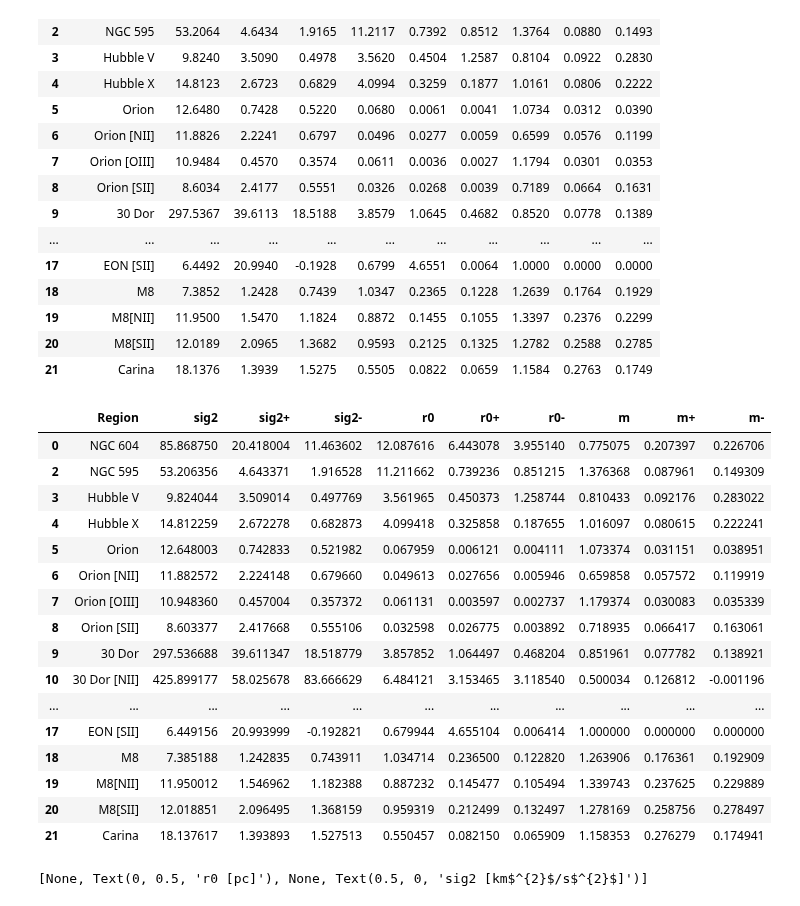
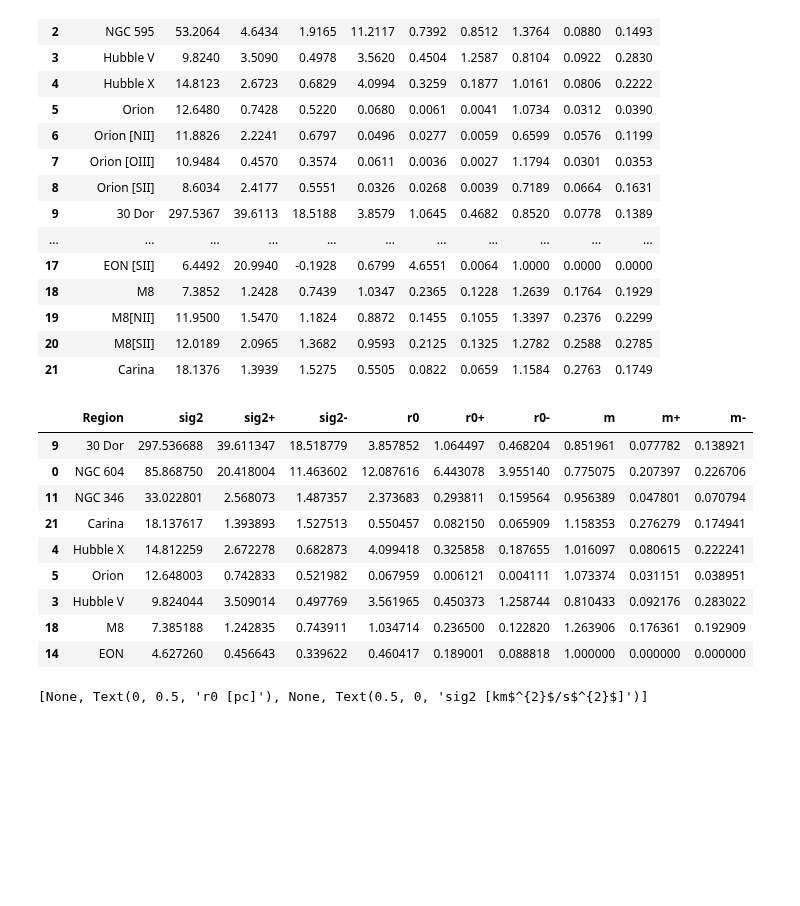
Before and after one commit to JavGVastro/PhD.Paper, a Jupyter notebook: analysis-results/results-compiler.ipynb, the cells around one changed output. Cells and saved outputs as stored; diff of their text form; code cells hidden in the pictures; blank space fills up the shorter version.

```diff
--- a/analysis-results/results-compiler.ipynb
+++ b/analysis-results/results-compiler.ipynb
@@ -290,26 +290,21 @@ s1f.round(4)
 | 19 | M8[NII] | 11.9500 | 1.5470 | 1.1824 | 0.8872 | 0.1455 | 0.1055 | 1.3397 | 0.2376 | 0.2299 |
 | 20 | M8[SII] | 12.0189 | 2.0965 | 1.3682 | 0.9593 | 0.2125 | 0.1325 | 1.2782 | 0.2588 | 0.2785 |
 | 21 | Carina | 18.1376 | 1.3939 | 1.5275 | 0.5505 | 0.0822 | 0.0659 | 1.1584 | 0.2763 | 0.1749 |
-# %%
-s1f.drop(1)
-# %% [output]
-|  | Region | sig2 | sig2+ | sig2- | r0 | r0+ | r0- | m | m+ | m- |
-| 0 | NGC 604 | 85.868750 | 20.418004 | 11.463602 | 12.087616 | 6.443078 | 3.955140 | 0.775075 | 0.207397 | 0.226706 |
-| 2 | NGC 595 | 53.206356 | 4.643371 | 1.916528 | 11.211662 | 0.739236 | 0.851215 | 1.376368 | 0.087961 | 0.149309 |
-| 3 | Hubble V | 9.824044 | 3.509014 | 0.497769 | 3.561965 | 0.450373 | 1.258744 | 0.810433 | 0.092176 | 0.283022 |
-| 4 | Hubble X | 14.812259 | 2.672278 | 0.682873 | 4.099418 | 0.325858 | 0.187655 | 1.016097 | 0.080615 | 0.222241 |
-| 5 | Orion | 12.648003 | 0.742833 | 0.521982 | 0.067959 | 0.006121 | 0.004111 | 1.073374 | 0.031151 | 0.038951 |
-| 6 | Orion [NII] | 11.882572 | 2.224148 | 0.679660 | 0.049613 | 0.027656 | 0.005946 | 0.659858 | 0.057572 | 0.119919 |
-| 7 | Orion [OIII] | 10.948360 | 0.457004 | 0.357372 | 0.061131 | 0.003597 | 0.002737 | 1.179374 | 0.030083 | 0.035339 |
-| 8 | Orion [SII] | 8.603377 | 2.417668 | 0.555106 | 0.032598 | 0.026775 | 0.003892 | 0.718935 | 0.066417 | 0.163061 |
-| 9 | 30 Dor | 297.536688 | 39.611347 | 18.518779 | 3.857852 | 1.064497 | 0.468204 | 0.851961 | 0.077782 | 0.138921 |
-| 10 | 30 Dor [NII] | 425.899177 | 58.025678 | 83.666629 | 6.484121 | 3.153465 | 3.118540 | 0.500034 | 0.126812 | -0.001196 |
-| ... | ... | ... | ... | ... | ... | ... | ... | ... | ... | ... |
-| 17 | EON [SII] | 6.449156 | 20.993999 | -0.192821 | 0.679944 | 4.655104 | 0.006414 | 1.000000 | 0.000000 | 0.000000 |
-| 18 | M8 | 7.385188 | 1.242835 | 0.743911 | 1.034714 | 0.236500 | 0.122820 | 1.263906 | 0.176361 | 0.192909 |
-| 19 | M8[NII] | 11.950012 | 1.546962 | 1.182388 | 0.887232 | 0.145477 | 0.105494 | 1.339743 | 0.237625 | 0.229889 |
-| 20 | M8[SII] | 12.018851 | 2.096495 | 1.368159 | 0.959319 | 0.212499 | 0.132497 | 1.278169 | 0.258756 | 0.278497 |
-| 21 | Carina | 18.137617 | 1.393893 | 1.527513 | 0.550457 | 0.082150 | 0.065909 | 1.158353 | 0.276279 | 0.174941 |
+# %%
+results_paper = s1f.drop([1,2,6,7,8,10,12,13,15,16,17,19,20])
+# %%
+results_paper.sort_values(by=['sig2'], ascending=False)
+# %% [output]
+|  | Region | sig2 | sig2+ | sig2- | r0 | r0+ | r0- | m | m+ | m- |
+| 9 | 30 Dor | 297.536688 | 39.611347 | 18.518779 | 3.857852 | 1.064497 | 0.468204 | 0.851961 | 0.077782 | 0.138921 |
+| 0 | NGC 604 | 85.868750 | 20.418004 | 11.463602 | 12.087616 | 6.443078 | 3.955140 | 0.775075 | 0.207397 | 0.226706 |
+| 11 | NGC 346 | 33.022801 | 2.568073 | 1.487357 | 2.373683 | 0.293811 | 0.159564 | 0.956389 | 0.047801 | 0.070794 |
+| 21 | Carina | 18.137617 | 1.393893 | 1.527513 | 0.550457 | 0.082150 | 0.065909 | 1.158353 | 0.276279 | 0.174941 |
+| 4 | Hubble X | 14.812259 | 2.672278 | 0.682873 | 4.099418 | 0.325858 | 0.187655 | 1.016097 | 0.080615 | 0.222241 |
+| 5 | Orion | 12.648003 | 0.742833 | 0.521982 | 0.067959 | 0.006121 | 0.004111 | 1.073374 | 0.031151 | 0.038951 |
+| 3 | Hubble V | 9.824044 | 3.509014 | 0.497769 | 3.561965 | 0.450373 | 1.258744 | 0.810433 | 0.092176 | 0.283022 |
+| 18 | M8 | 7.385188 | 1.242835 | 0.743911 | 1.034714 | 0.236500 | 0.122820 | 1.263906 | 0.176361 | 0.192909 |
+| 14 | EON | 4.627260 | 0.456643 | 0.339622 | 0.460417 | 0.189001 | 0.088818 | 1.000000 | 0.000000 | 0.000000 |
 # %%
 marker_sample = ['o','o','o','o','o','^','^','^','^','s','s','s','s','s','^','^','^','^','^']
 # %%
```
Also changed, not shown: parts of 1 cell of this notebook, 10 other files.
